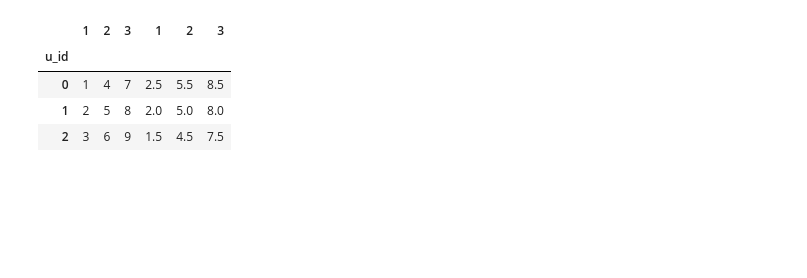
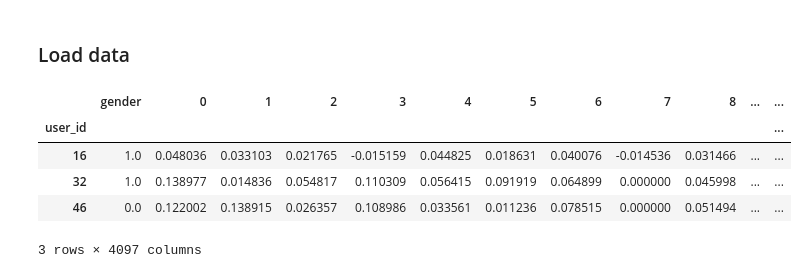
Before and after one commit to a1noack/pokec_predict_age, a Jupyter notebook: code/predict_age.ipynb, the cells around one changed output. Cells and saved outputs as stored; diff of their text form; code cells hidden in the pictures; blank space fills up the shorter version.

Commit message:
add model creation and cleaned data files

```diff
--- a/code/predict_age.ipynb
+++ b/code/predict_age.ipynb
@@ -237,8 +0,0 @@ df2
-# %%
-df3
-# %% [output]
-|  | 1 | 2 | 3 | 1 | 2 | 3 |
-| u_id |  |  |  |  |  |  |
-| 0 | 1 | 4 | 7 | 2.5 | 5.5 | 8.5 |
-| 1 | 2 | 5 | 8 | 2.0 | 5.0 | 8.0 |
-| 2 | 3 | 6 | 9 | 1.5 | 4.5 | 7.5 |
@@ -244,0 +13,17 @@ df3
+# %% [markdown]
+### Load data
+# %%
+all_X = pd.read_pickle('../data/pokec_cleaned/profs_all.pkl')
+agg_X = pd.read_pickle('../data/pokec_cleaned/profs_agg.pkl')
+Y = pd.read_pickle('../data/pokec_cleaned/profs_Y.pkl')
+# %%
+all_X = all_X.drop(['age'], axis=1).set_index('user_id')
+# %%
+all_X.head(3)
+# %% [output]
+|  | gender | 0 | 1 | 2 | 3 | 4 | 5 | 6 | 7 | 8 | ... | ... |
+| user_id |  |  |  |  |  |  |  |  |  |  |  | ... |
+| 16 | 1.0 | 0.048036 | 0.033103 | 0.021765 | -0.015159 | 0.044825 | 0.018631 | 0.040076 | -0.014536 | 0.031466 | ... | ... |
+| 32 | 1.0 | 0.138977 | 0.014836 | 0.054817 | 0.110309 | 0.056415 | 0.091919 | 0.064899 | 0.000000 | 0.045998 | ... | ... |
+| 46 | 0.0 | 0.122002 | 0.138915 | 0.026357 | 0.108986 | 0.033561 | 0.011236 | 0.078515 | 0.000000 | 0.051494 | ... | ... |
+3 rows × 4097 columns
```
Also changed, not shown: parts of 54 cells of this notebook, 6 other files.
